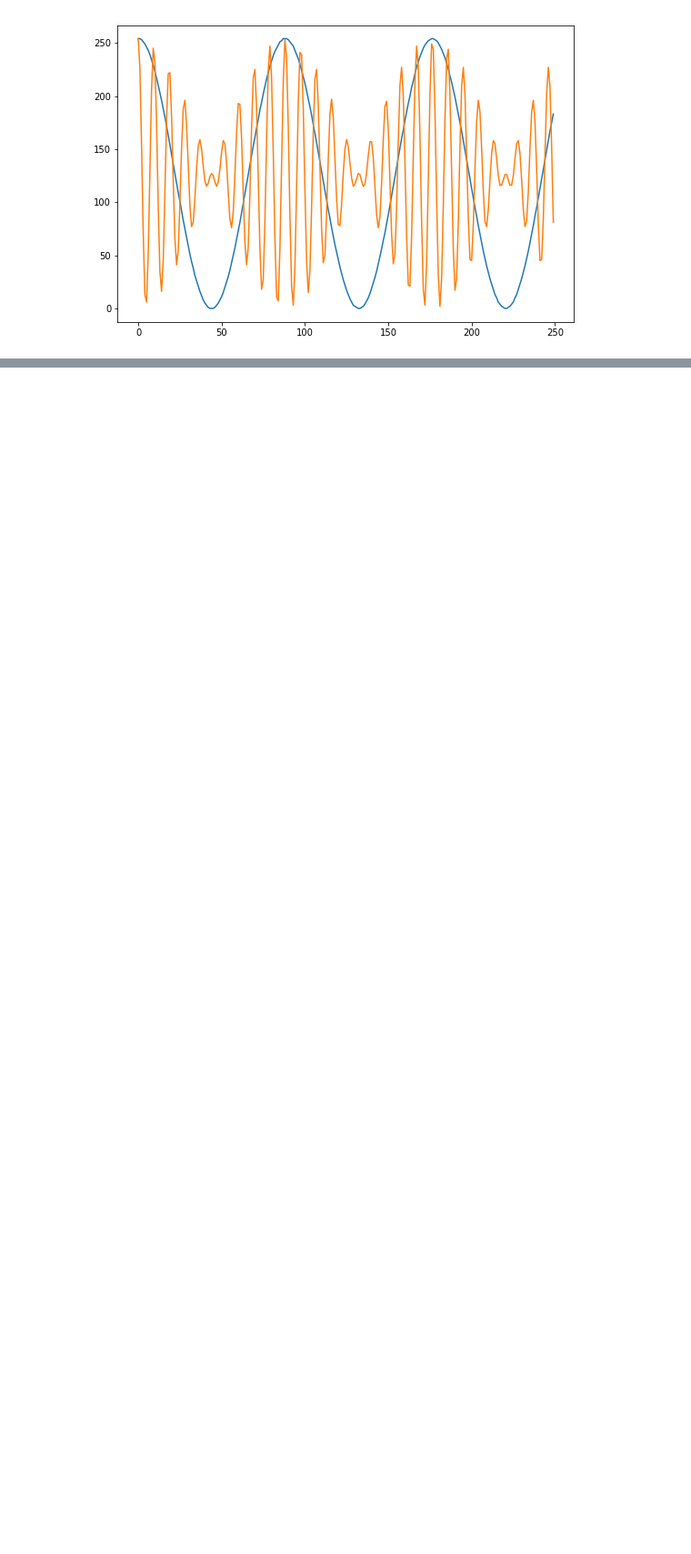
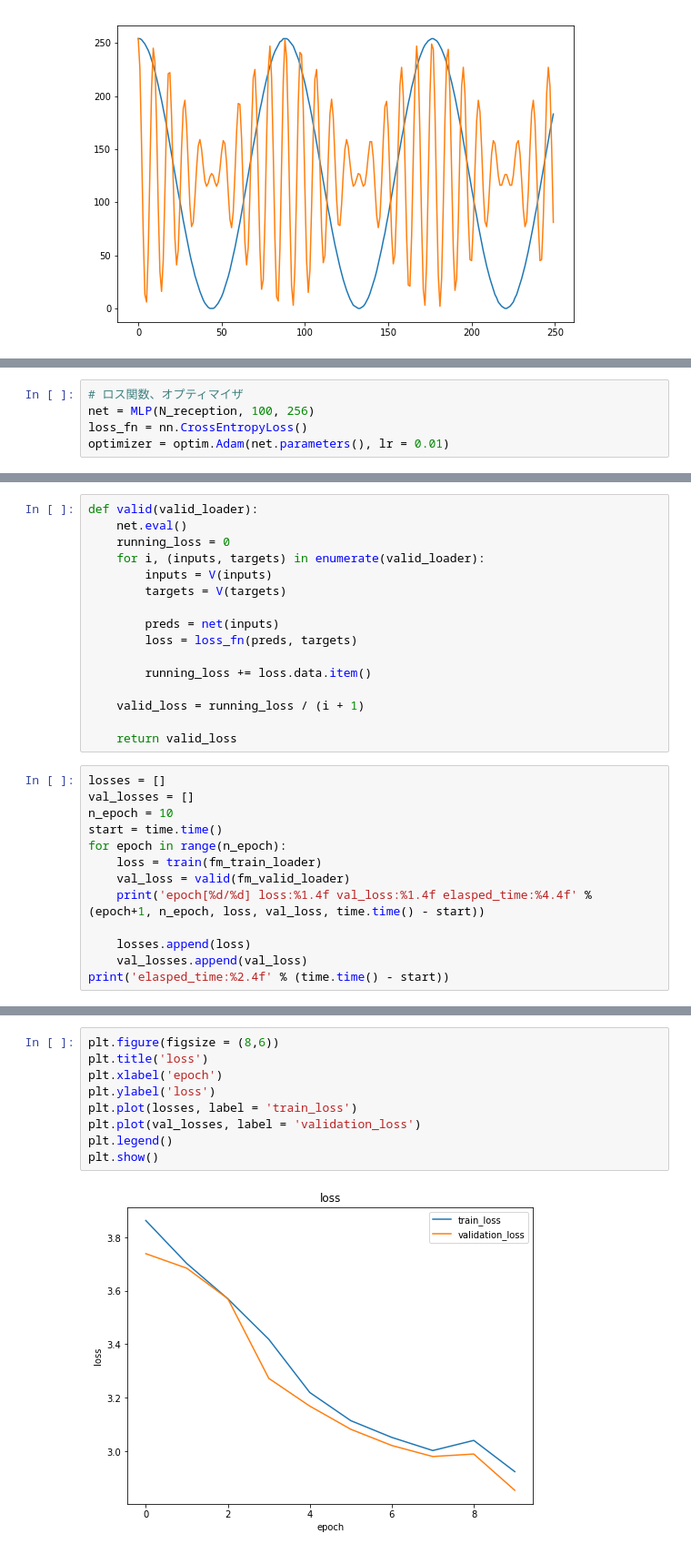
Before and after one commit to cross32768/dilated_conv, a Jupyter notebook: dilated_conv.ipynb, the cells around one changed output, grey strips where cells are left out. Shown: that part at 91% size. Cells and saved outputs as stored; diff of their text form; blank space fills up the shorter version.

Commit message:
add train loop

```diff
--- a/dilated_conv.ipynb
+++ b/dilated_conv.ipynb
@@ -113,0 +167,5 @@ plt.show()
+# %%
+# ロス関数、オプティマイザ
+net = MLP(N_reception, 100, 256)
+loss_fn = nn.CrossEntropyLoss()
+optimizer = optim.Adam(net.parameters(), lr = 0.01)
@@ -113,0 +192,29 @@ plt.show()
+# %%
+def valid(valid_loader):
+    net.eval()
+    running_loss = 0
+    for i, (inputs, targets) in enumerate(valid_loader):
+        inputs = V(inputs)
+        targets = V(targets)
+
+        preds = net(inputs)
+        loss = loss_fn(preds, targets)
+
+        running_loss += loss.data.item()
+
+    valid_loss = running_loss / (i + 1)
+
+    return valid_loss
+# %%
+losses = []
+val_losses = []
+n_epoch = 10
+start = time.time()
+for epoch in range(n_epoch):
+    loss = train(fm_train_loader)
+    val_loss = valid(fm_valid_loader)
+    print('epoch[%d/%d] loss:%1.4f val_loss:%1.4f elasped_time:%4.4f' % (epoch+1, n_epoch, loss, val_loss, time.time() - start))
+
+    losses.append(loss)
+    val_losses.append(val_loss)
+print('elasped_time:%2.4f' % (time.time() - start))
@@ -113,0 +233,11 @@ plt.show()
+# %%
+plt.figure(figsize = (8,6))
+plt.title('loss')
+plt.xlabel('epoch')
+plt.ylabel('loss')
+plt.plot(losses, label = 'train_loss')
+plt.plot(val_losses, label = 'validation_loss')
+plt.legend()
+plt.show()
+# %% [output]
+[figure, added]
```
Also changed, not shown: parts of 11 cells of this notebook.
